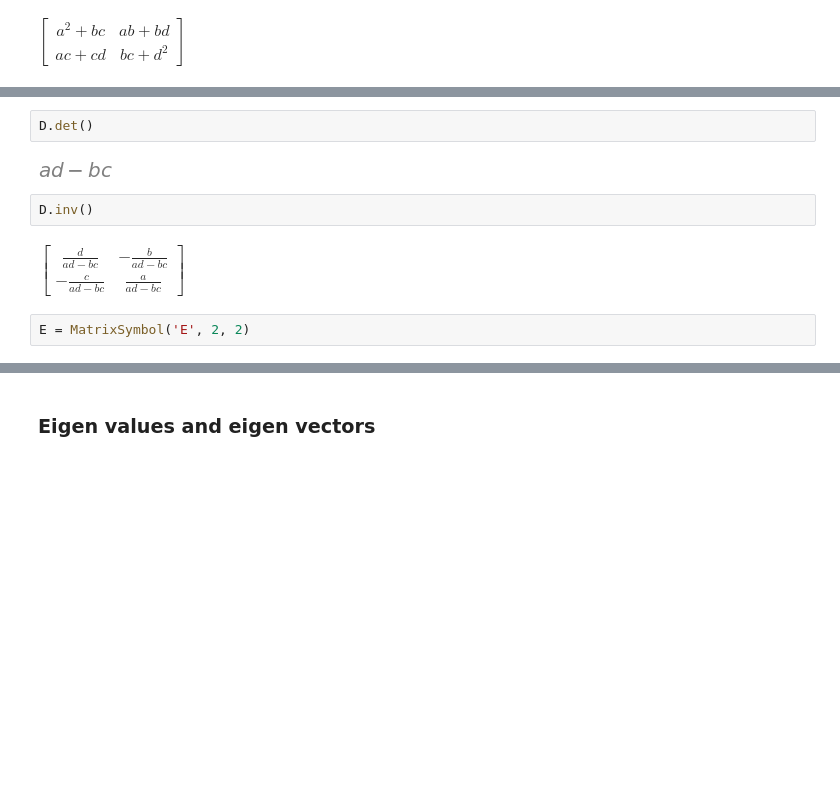
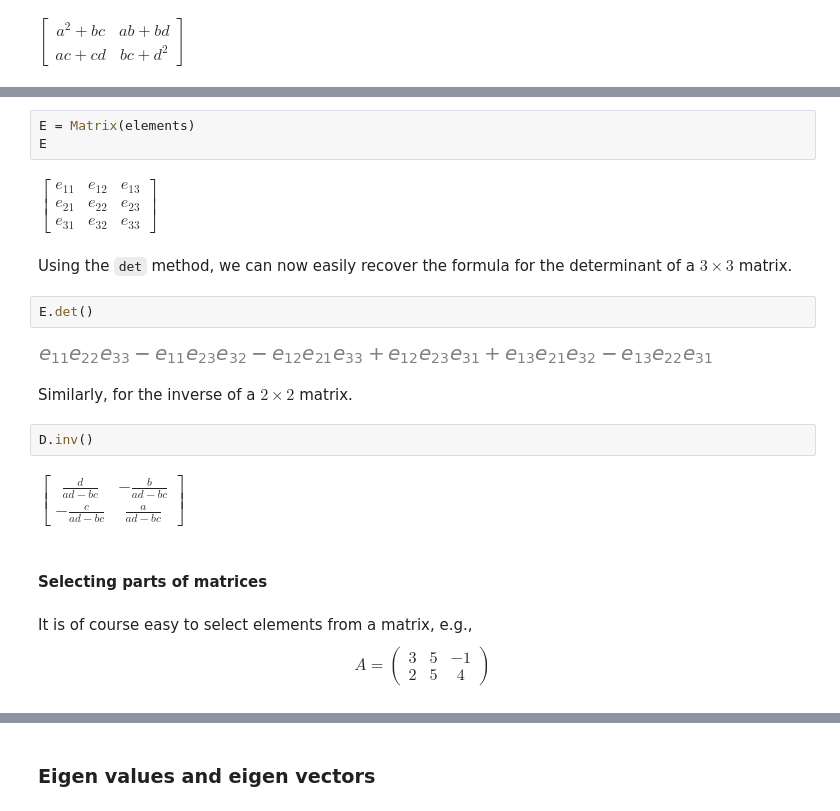
Before and after one commit to gjbex/Scientific-Python, a Jupyter notebook: source-code/sympy/sympy.ipynb, the cells around one changed output, grey strips where cells are left out. Cells and saved outputs as stored; diff of their text form; blank space fills up the shorter version.

```diff
--- a/source-code/sympy/sympy.ipynb
+++ b/source-code/sympy/sympy.ipynb
@@ -100,10 +243,29 @@ $\displaystyle \left[\begin{matrix}a^{2} + b c & a b + b d\\a c + c d & b c + d^
+# %%
+E = Matrix(elements)
+E
+# %% [output]
+$\displaystyle \left[\begin{matrix}e_{1 1} & e_{1 2} & e_{1 3}\\e_{2 1} & e_{2 2} & e_{2 3}\\e_{3 1} & e_{3 2} & e_{3 3}\end{matrix}\right]$
+# %% [markdown]
+Using the `det` method, we can now easily recover the formula for the determinant of a $3 \times 3$ matrix.
 # %%
-D.det()
+E.det()
 # %% [output]
-[figure, old version]
+[figure, new version]
+# %% [markdown]
+Similarly, for the inverse of a $2 \times 2$ matrix.
 # %%
 D.inv()
 # %% [output]
 $\displaystyle \left[\begin{matrix}\frac{d}{a d - b c} & - \frac{b}{a d - b c}\\- \frac{c}{a d - b c} & \frac{a}{a d - b c}\end{matrix}\right]$
-# %%
-E = MatrixSymbol('E', 2, 2)
+# %% [markdown]
+#### Selecting parts of matrices
+# %% [markdown]
+It is of course easy to select elements from a matrix, e.g.,
+$$
+    A = \left(
+        \begin{array}{ccc}
+            3 & 5 & -1 \\
+            2 & 5 & 4
+        \end{array}
+    \right)
+$$
```
Also changed, not shown: parts of 161 cells of this notebook.
